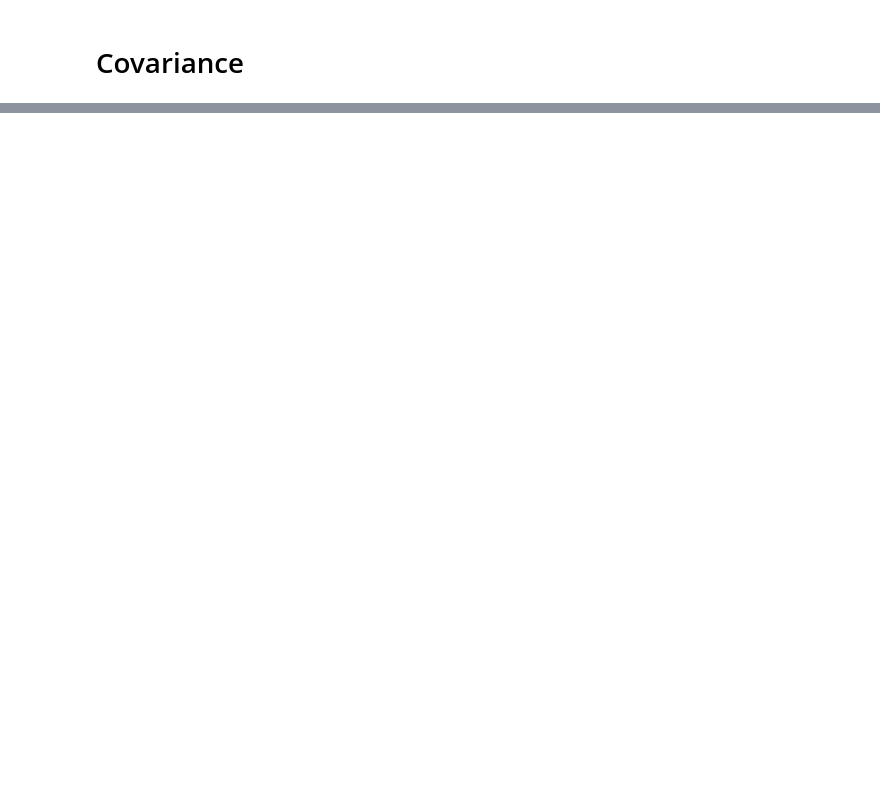
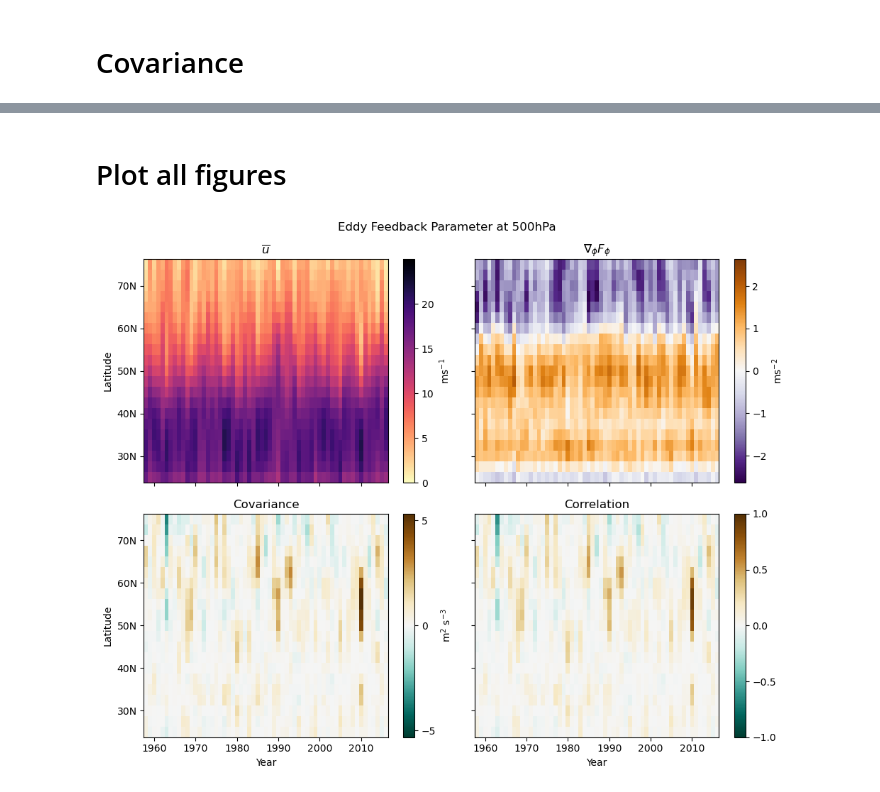
Before and after one commit to Caturrell/eddy_feedback, a Jupyter notebook: reproduce/saffin_2024/saffin.ipynb, the cells around one changed output, grey strips where cells are left out. Saved outputs shown, nothing was run; the diff lists cells and outputs as text; code cells hidden in the pictures; blank space fills up the shorter version.

```diff
--- a/reproduce/saffin_2024/saffin.ipynb
+++ b/reproduce/saffin_2024/saffin.ipynb
@@ -163,0 +206,41 @@ prod.plot()
+# %% [markdown]
+# Plot all figures
+# %%
+fig, axs = plt.subplots(nrows=2, ncols=2, sharey=True, sharex=True, figsize=(10,8))
+
+# plot ubar
+u.plot(ax=axs[0,0], cmap='magma_r', vmin=0, vmax=25,
+       cbar_kwargs={'label': 'ms$^{-1}$', 'ticks':[0, 5, 10, 15, 20]})
+axs[0,0].set_yticks(np.arange(30,80, 10))
+axs[0,0].set_yticklabels(['30N', '40N', '50N', '60N', '70N'])
+axs[0,0].set_title('$\\overline{u}$')
+axs[0,0].set_ylabel('Latitude')
+axs[0,0].set_xlabel('')
+
+
+# plot div1
+div1.plot(ax=axs[0,1], cmap='PuOr_r',
+       cbar_kwargs={'label': 'ms$^{-2}$'})
+axs[0,1].set_title('$\\nabla_\\phi F_\\phi$')
+axs[0,1].set_ylabel('')
+axs[0,1].set_xlabel('')
+
+# plot covariance
+prod.plot(ax=axs[1,0], cmap='BrBG_r', cbar_kwargs={'label': 'm$^2$ s$^{-3}$', 'ticks':[-5,0,5]})
+axs[1,0].set_title('Covariance')
+axs[1,0].set_ylabel('Latitude')
+axs[1,0].set_xlabel('Year')
+
+# plot correlation
+corr.plot(ax=axs[1,1], cmap='BrBG_r', vmin=-1., vmax=1.,
+          cbar_kwargs={'ticks':[-1,-0.5,0,0.5,1]})
+axs[1,1].set_title('Correlation')
+axs[1,1].set_ylabel('')
+axs[1,1].set_xlabel('Year')
+
+fig.suptitle('Eddy Feedback Parameter at 500hPa')
+
+plt.tight_layout()
+plt.show()
+# %% [output]
+[figure, added]
```
Also changed, not shown: parts of 8 cells of this notebook, 1 other file.
